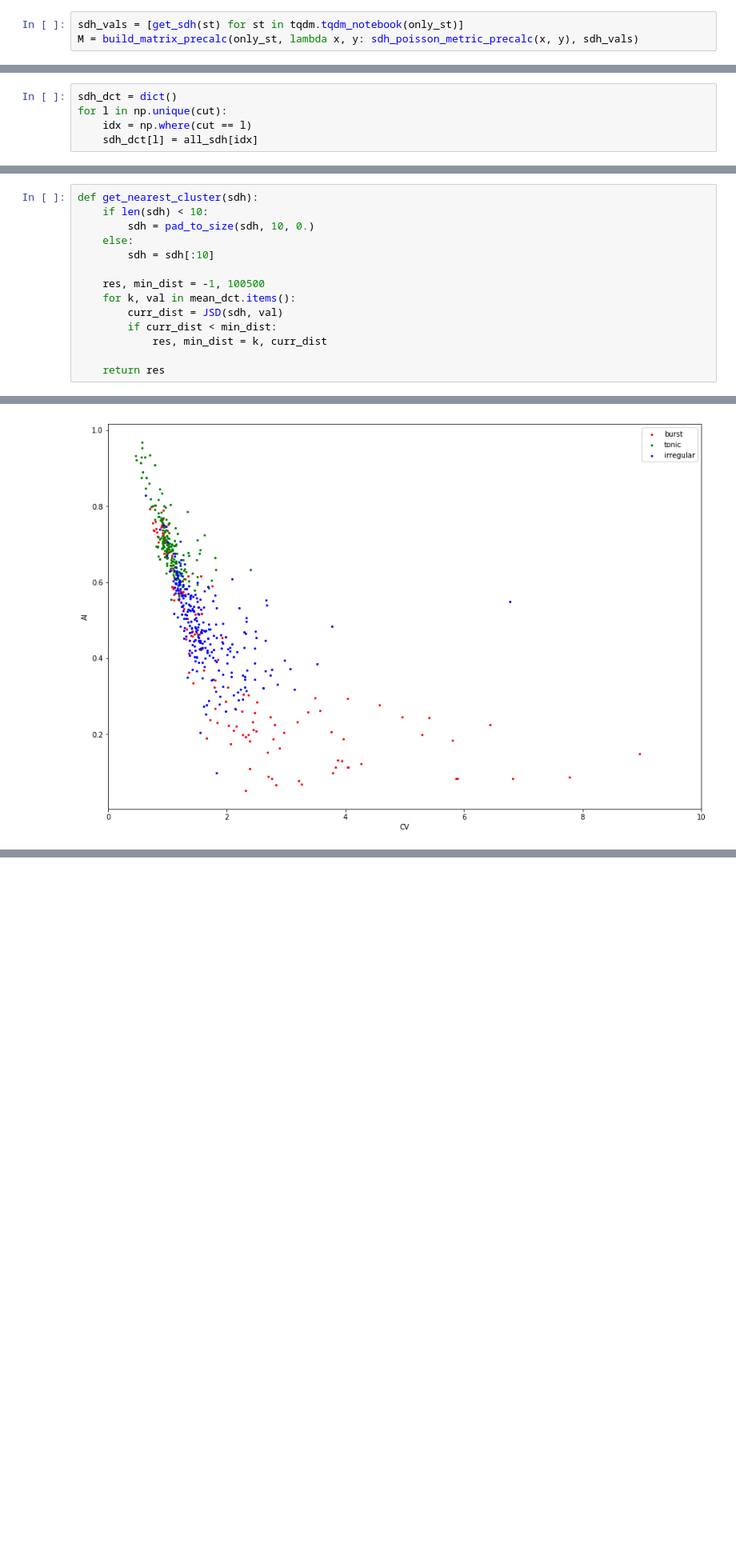
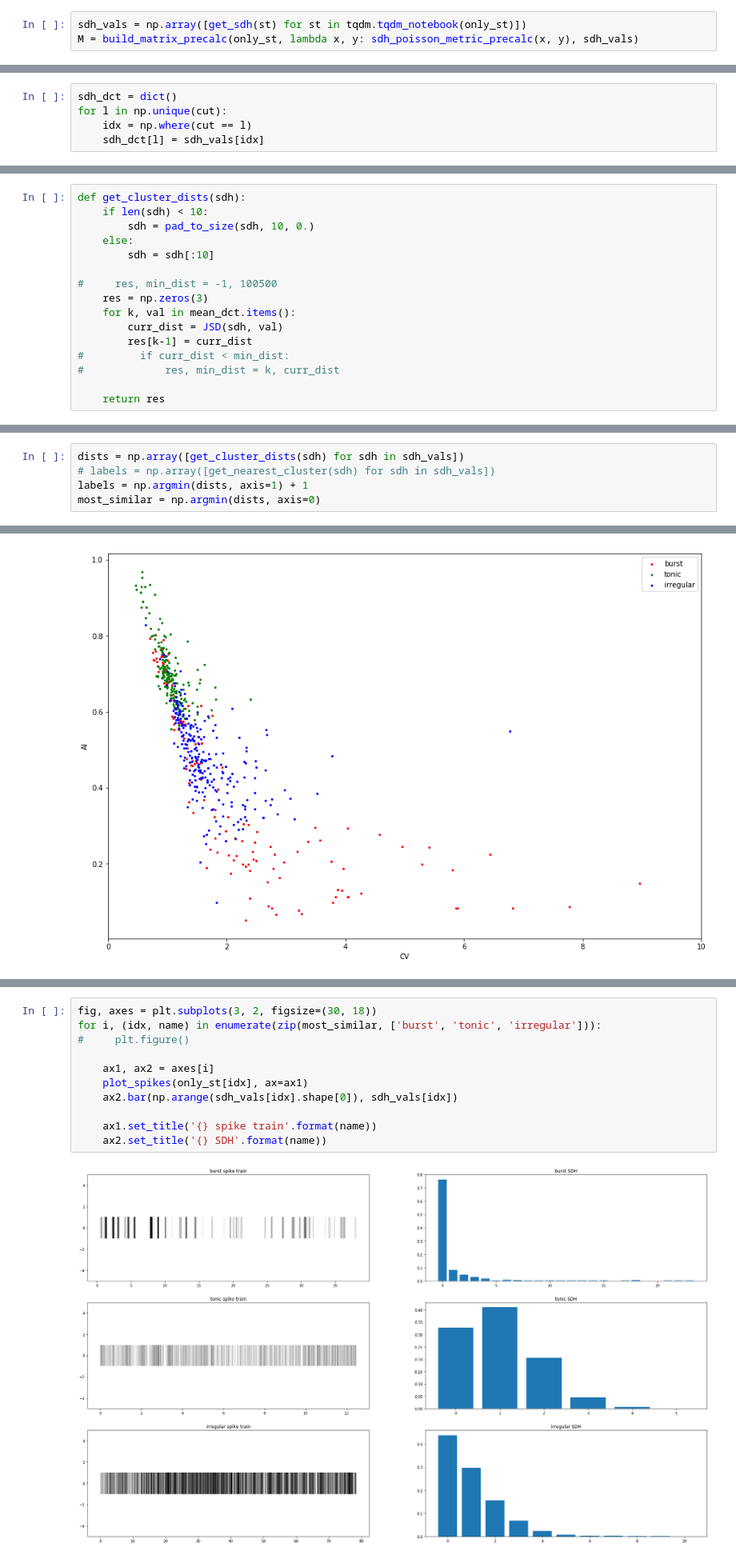
Before and after one commit to Vlad0922/neurophysiology, a Jupyter notebook: burst_clusters_heirarchy.ipynb, the cells around one changed output, grey strips where cells are left out. Shown at 80% size. Drawn from its saved outputs; the diff is of its cells as text; blank space fills up the shorter version.

```diff
--- a/burst_clusters_heirarchy.ipynb
+++ b/burst_clusters_heirarchy.ipynb
@@ -314,7 +314,7 @@ def build_matrix_precalc(arr, metric, cashed):
 # idx = [i for i, c in enumerate(cv_ai) if c[0] > 10]
 # print(idx)
 # %%
-sdh_vals = [get_sdh(st) for st in tqdm.tqdm_notebook(only_st)]
+sdh_vals = np.array([get_sdh(st) for st in tqdm.tqdm_notebook(only_st)])
 M = build_matrix_precalc(only_st, lambda x, y: sdh_poisson_metric_precalc(x, y), sdh_vals)
 # %% [output]
 A Jupyter Widget
@@ -370,7 +370,7 @@ print(np.unique(cut))
 sdh_dct = dict()
 for l in np.unique(cut):
     idx = np.where(cut == l)
-    sdh_dct[l] = all_sdh[idx]
+    sdh_dct[l] = sdh_vals[idx]
 # %%
 cvai_stats = dict()
 for l in np.unique(cut):
@@ -426,16 +426,18 @@ for name, (k, val) in zip(['burst', 'tonic', 'irregular'], sdh_padded.items()):
 [figure]
 [figure]
 # %%
-def get_nearest_cluster(sdh):
+def get_cluster_dists(sdh):
     if len(sdh) < 10:
         sdh = pad_to_size(sdh, 10, 0.)
     else:
         sdh = sdh[:10]
 
-    res, min_dist = -1, 100500
+#     res, min_dist = -1, 100500
+    res = np.zeros(3)
     for k, val in mean_dct.items():
         curr_dist = JSD(sdh, val)
-        if curr_dist < min_dist:
-            res, min_dist = k, curr_dist
+        res[k-1] = curr_dist
+#         if curr_dist < min_dist:
+#             res, min_dist = k, curr_dist
 
     return res
@@ -448,3 +444,8 @@ np.where(cv_ai[:,0] == np.min(cv_ai[labels == 1, 0]))
+# %%
+dists = np.array([get_cluster_dists(sdh) for sdh in sdh_vals])
+# labels = np.array([get_nearest_cluster(sdh) for sdh in sdh_vals])
+labels = np.argmin(dists, axis=1) + 1
+most_similar = np.argmin(dists, axis=0)
 # %%
 plt.figure(figsize=(15,10))
 for l, col, name in zip(np.unique(labels), ['r','g','b'], ['burst', 'tonic', 'irregular']):
@@ -477,3 +464,16 @@ for k, val in mean_dct.items():
+# %%
+fig, axes = plt.subplots(3, 2, figsize=(30, 18))
+for i, (idx, name) in enumerate(zip(most_similar, ['burst', 'tonic', 'irregular'])):
+#     plt.figure()
+
+    ax1, ax2 = axes[i]
+    plot_spikes(only_st[idx], ax=ax1)
+    ax2.bar(np.arange(sdh_vals[idx].shape[0]), sdh_vals[idx])
+
+    ax1.set_title('{} spike train'.format(name))
+    ax2.set_title('{} SDH'.format(name))
+# %% [output]
+[figure, added]
 # %%
 tonic_inc = [0.1]
 isi = 0.3
```
Also changed, not shown: parts of 6 cells of this notebook.
